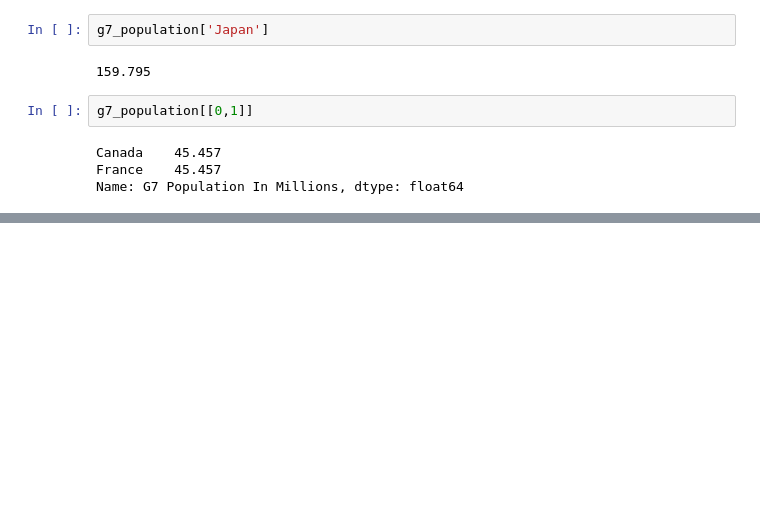
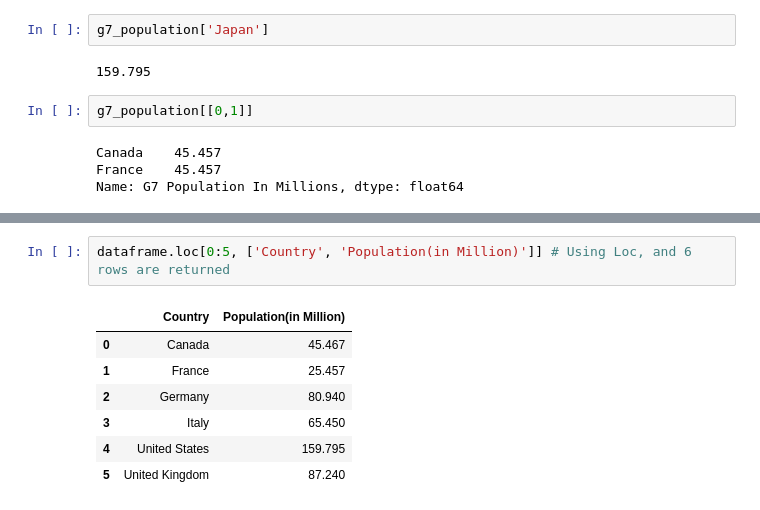
Before and after one commit to shashankverma05/Data-Science-Stack, a Jupyter notebook: Basics/pandas.ipynb, the cells around one changed output, grey strips where cells are left out. Saved outputs shown, nothing was run; the diff lists cells and outputs as text; blank space fills up the shorter version.

```diff
--- a/Basics/pandas.ipynb
+++ b/Basics/pandas.ipynb
@@ -278,0 +400,10 @@ Name: G7 Population In Millions, dtype: float64
+# %%
+dataframe.loc[0:5, ['Country', 'Population(in Million)']] # Using Loc, and 6 rows are returned
+# %% [output]
+|  | Country | Population(in Million) |
+| 0 | Canada | 45.467 |
+| 1 | France | 25.457 |
+| 2 | Germany | 80.940 |
+| 3 | Italy | 65.450 |
+| 4 | United States | 159.795 |
+| 5 | United Kingdom | 87.240 |
```
Also changed, not shown: parts of 50 cells of this notebook, 2 other files.
